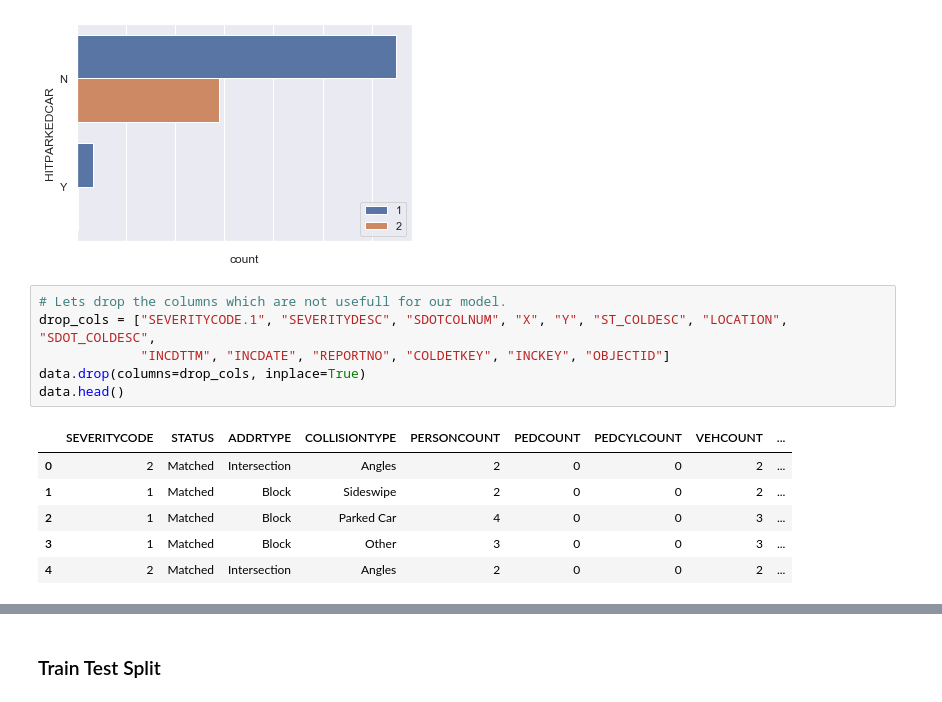
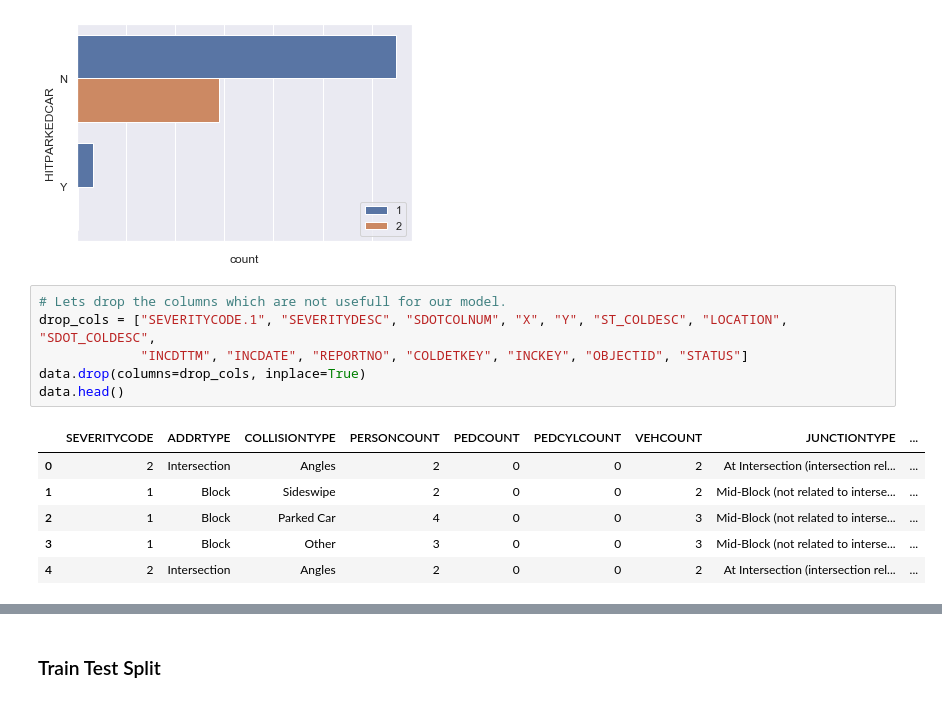
Before and after one commit to utkarsh-prakash/Seatle-Accidents, a Jupyter notebook: Main.ipynb, the cells around one changed output, grey strips where cells are left out. Saved outputs shown, nothing was run; the diff lists cells and outputs as text.

```diff
--- a/Main.ipynb
+++ b/Main.ipynb
@@ -196,13 +221,13 @@ plt.show()
 # %%
 # Lets drop the columns which are not usefull for our model.
 drop_cols = ["SEVERITYCODE.1", "SEVERITYDESC", "SDOTCOLNUM", "X", "Y", "ST_COLDESC", "LOCATION", "SDOT_COLDESC",
-             "INCDTTM", "INCDATE", "REPORTNO", "COLDETKEY", "INCKEY", "OBJECTID"]
+             "INCDTTM", "INCDATE", "REPORTNO", "COLDETKEY", "INCKEY", "OBJECTID", "STATUS"]
 data.drop(columns=drop_cols, inplace=True)
 data.head()
 # %% [output]
-|  | SEVERITYCODE | STATUS | ADDRTYPE | COLLISIONTYPE | PERSONCOUNT | PEDCOUNT | PEDCYLCOUNT | VEHCOUNT | ... |
-| 0 | 2 | Matched | Intersection | Angles | 2 | 0 | 0 | 2 | ... |
-| 1 | 1 | Matched | Block | Sideswipe | 2 | 0 | 0 | 2 | ... |
-| 2 | 1 | Matched | Block | Parked Car | 4 | 0 | 0 | 3 | ... |
-| 3 | 1 | Matched | Block | Other | 3 | 0 | 0 | 3 | ... |
-| 4 | 2 | Matched | Intersection | Angles | 2 | 0 | 0 | 2 | ... |
+|  | SEVERITYCODE | ADDRTYPE | COLLISIONTYPE | PERSONCOUNT | PEDCOUNT | PEDCYLCOUNT | VEHCOUNT | JUNCTIONTYPE | ... |
+| 0 | 2 | Intersection | Angles | 2 | 0 | 0 | 2 | At Intersection (intersection rel... | ... |
+| 1 | 1 | Block | Sideswipe | 2 | 0 | 0 | 2 | Mid-Block (not related to interse... | ... |
+| 2 | 1 | Block | Parked Car | 4 | 0 | 0 | 3 | Mid-Block (not related to interse... | ... |
+| 3 | 1 | Block | Other | 3 | 0 | 0 | 3 | Mid-Block (not related to interse... | ... |
+| 4 | 2 | Intersection | Angles | 2 | 0 | 0 | 2 | At Intersection (intersection rel... | ... |
```
Also changed, not shown: parts of 24 cells of this notebook.
